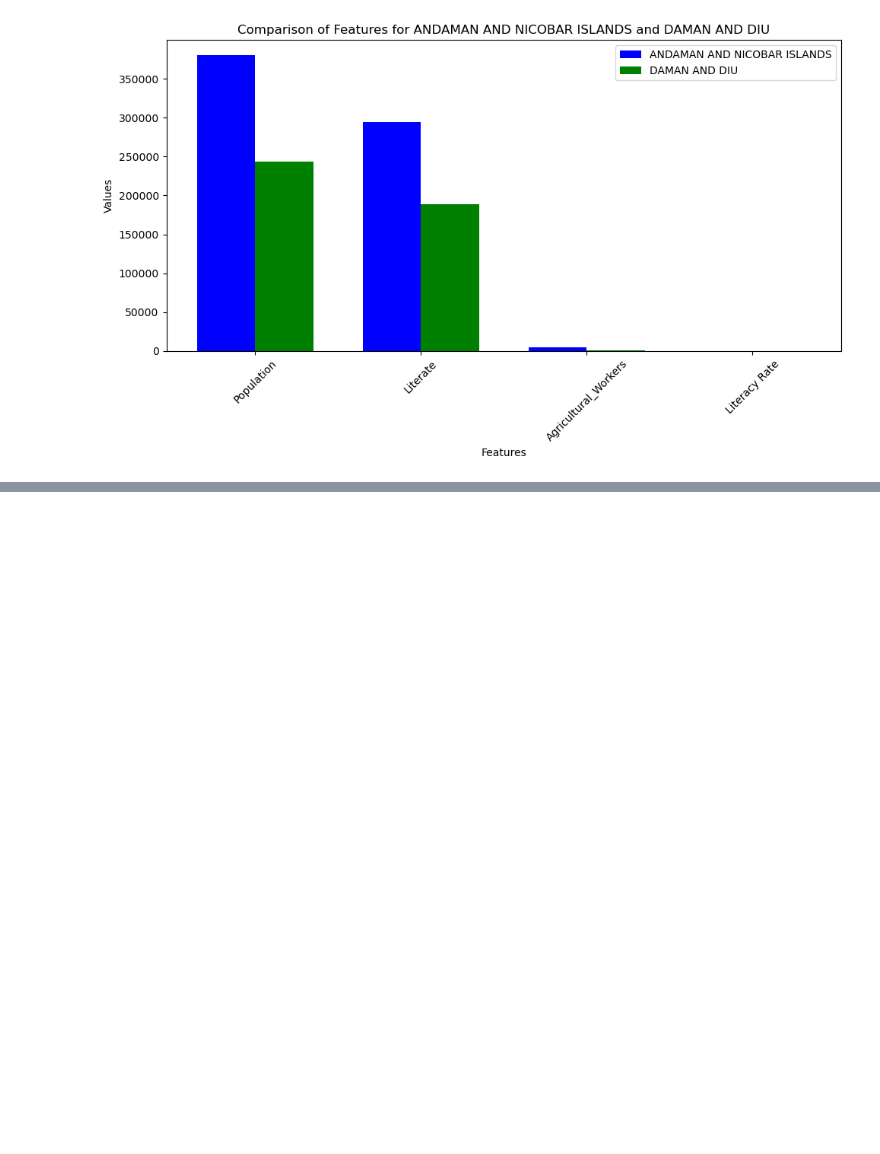
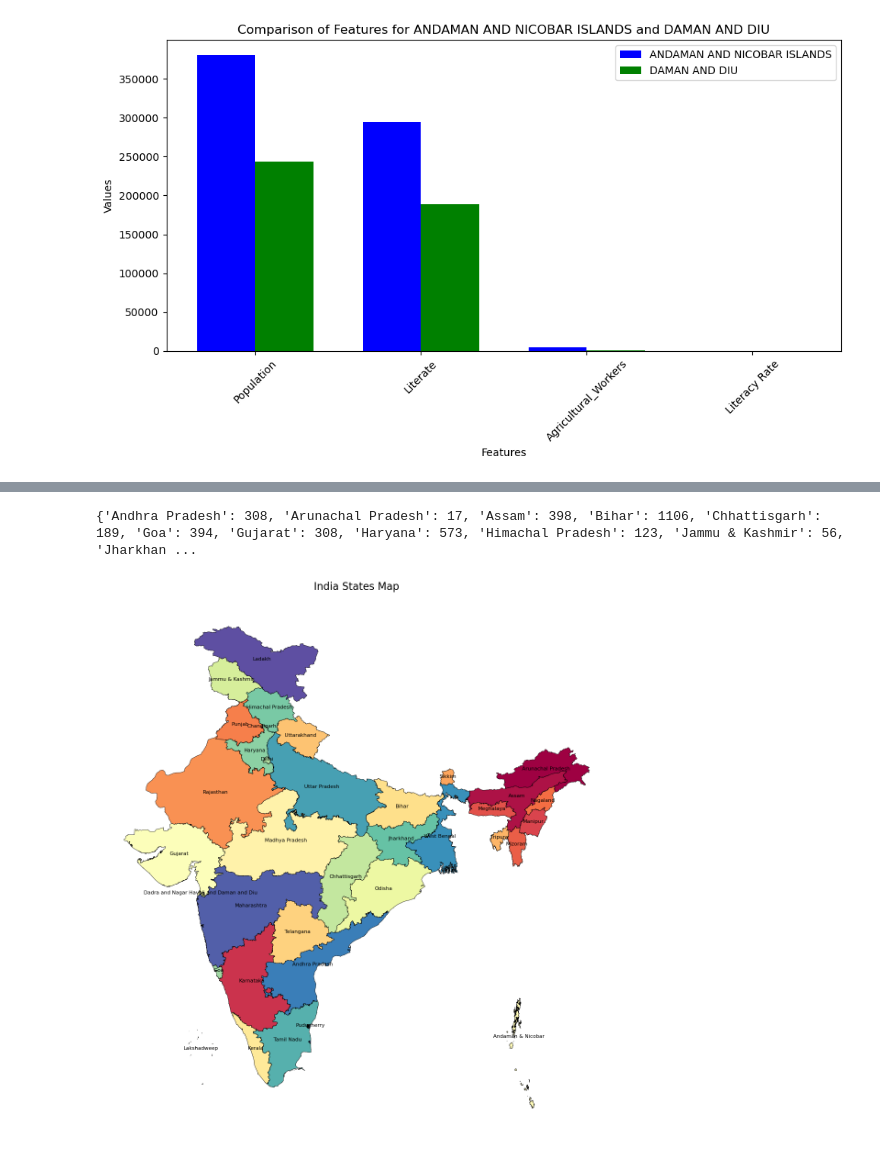
Before and after one commit to vaibhavdubey61/Census2011_Analysis, a Jupyter notebook: India_Census_2011.ipynb, the cells around one changed output, grey strips where cells are left out. Cells and saved outputs as stored; diff of their text form; code cells hidden in the pictures; blank space fills up the shorter version.

```diff
--- a/India_Census_2011.ipynb
+++ b/India_Census_2011.ipynb
@@ -436,0 +479,42 @@ Name: DAMAN AND DIU, dtype: float64
+# %%
+pop_den=ppd.drop(0)
+
+pop_den_data=pop_den.set_index('India/State/Union Territory').to_dict()['Population Density (per sq.km) - 2011']
+print(pop_den_data)
+# %% [output]
+{'Andhra Pradesh': 308, 'Arunachal Pradesh': 17, 'Assam': 398, 'Bihar': 1106, 'Chhattisgarh': 189, 'Goa': 394, 'Gujarat': 308, 'Haryana': 573, 'Himachal Pradesh': 123, 'Jammu & Kashmir': 56, 'Jharkhan ...
+# %%
+def create_state_level_map():
+    """
+    Create a visualization of India with state-level details
+    """
+    # Read the state-level shapefile
+    states = gpd.read_file('Admin2.shp')
+
+    # Create figure and axis
+    fig, ax = plt.subplots(1, 1, figsize=(15, 15))
+
+    # Generate colors for states
+    colors = plt.cm.Spectral(np.linspace(0, 1, len(states)))
+
+    # Plot the states
+    states.plot(ax=ax, color=colors, edgecolor='black', linewidth=0.5)
+
+    # Customize the plot
+    ax.set_title('India States Map', fontsize=16, pad=20)
+    ax.axis('off')
+
+    # Add state labels
+    for idx, row in states.iterrows():
+        ax.annotate(text=row['ST_NM'],
+                   xy=(row.geometry.centroid.x, row.geometry.centroid.y),
+                   horizontalalignment='center',
+                   fontsize=8)
+
+    return fig, ax
+
+# Create and display the map
+fig, ax = create_state_level_map()
+plt.show()
+# %% [output]
+[figure, added]
```
Also changed, not shown: parts of 34 cells of this notebook.
